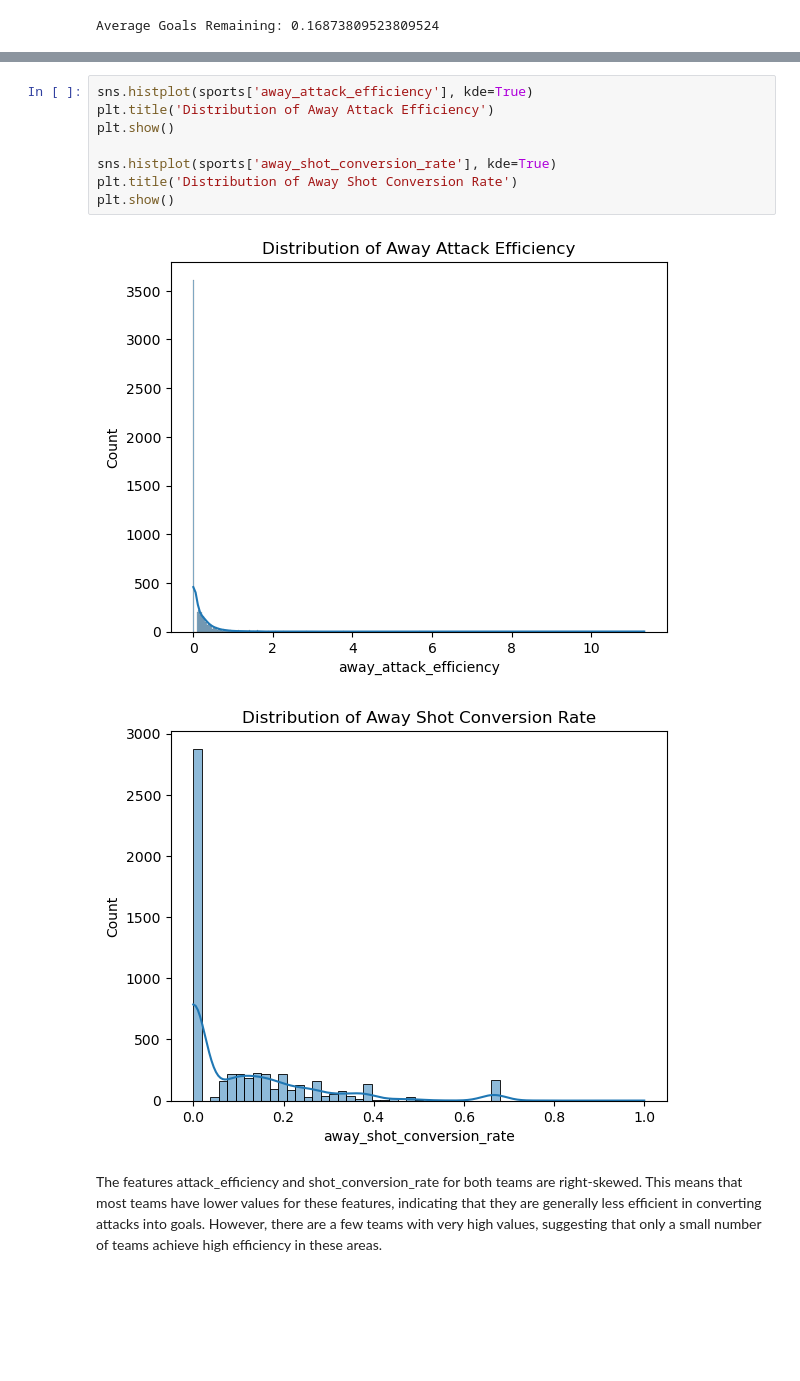
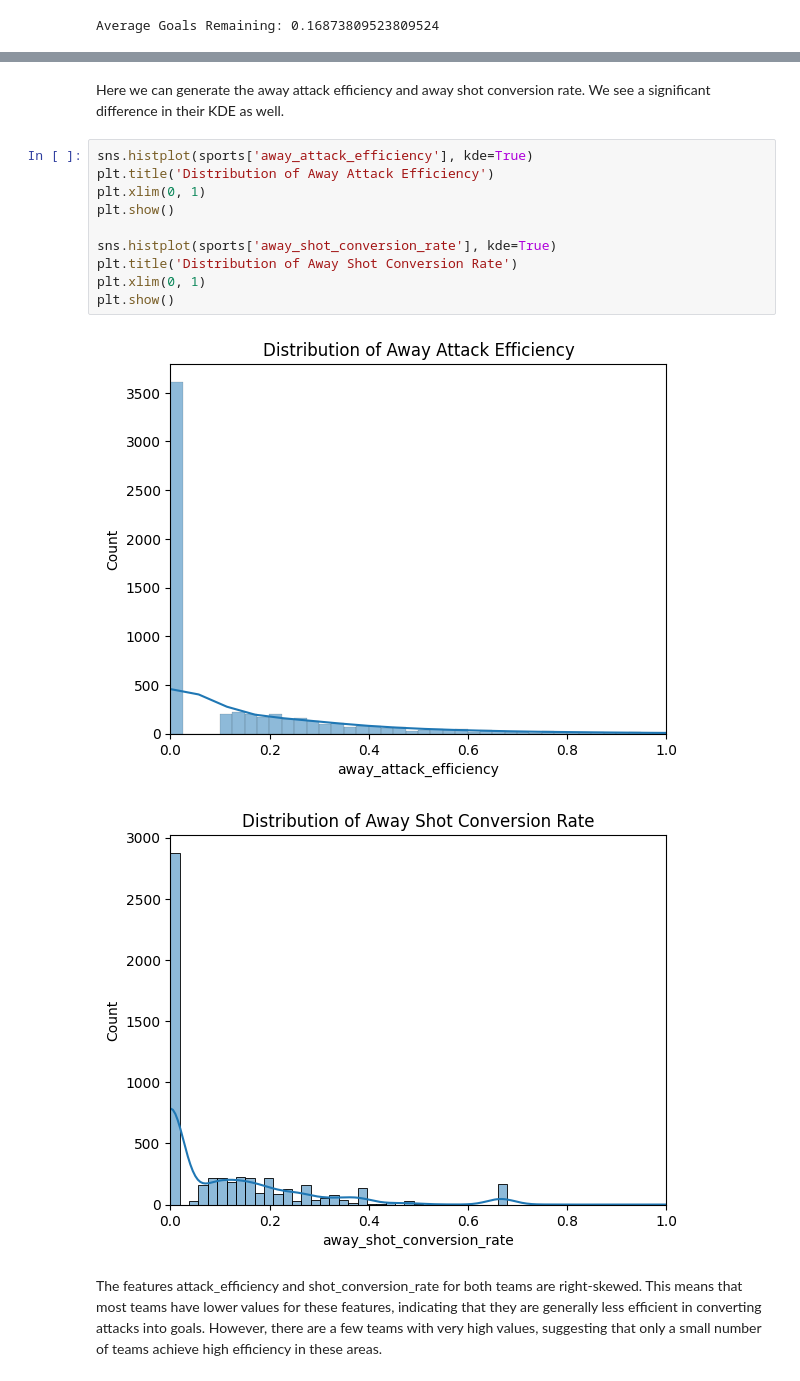
Before and after one commit to ReyObejero/2324-t3-stintsy-s11-g4-machine-project, a Jupyter notebook: STINTSY-S11-MP.ipynb, the cells around one changed output, grey strips where cells are left out. Drawn from its saved outputs; the diff is of its cells as text; blank space fills up the shorter version.

```diff
--- a/STINTSY-S11-MP.ipynb
+++ b/STINTSY-S11-MP.ipynb
@@ -458,14 +434,18 @@ plt.show()
+# %% [markdown]
+Here we can generate the away attack efficiency and away shot conversion rate. We see a significant difference in their KDE as well.
 # %%
 sns.histplot(sports['away_attack_efficiency'], kde=True)
 plt.title('Distribution of Away Attack Efficiency')
+plt.xlim(0, 1)
 plt.show()
 
 sns.histplot(sports['away_shot_conversion_rate'], kde=True)
 plt.title('Distribution of Away Shot Conversion Rate')
+plt.xlim(0, 1)
 plt.show()
 # %% [output]
-[figure, old version]
+[figure, new version]
-[figure, old version]
+[figure, new version]
 # %% [markdown]
 The features attack_efficiency and shot_conversion_rate for both teams are right-skewed. This means that most teams have lower values for these features, indicating that they are generally less efficient in converting attacks into goals. However, there are a few teams with very high values, suggesting that only a small number of teams achieve high efficiency in these areas.
 # %%
```
Also changed, not shown: parts of 16 cells of this notebook.
